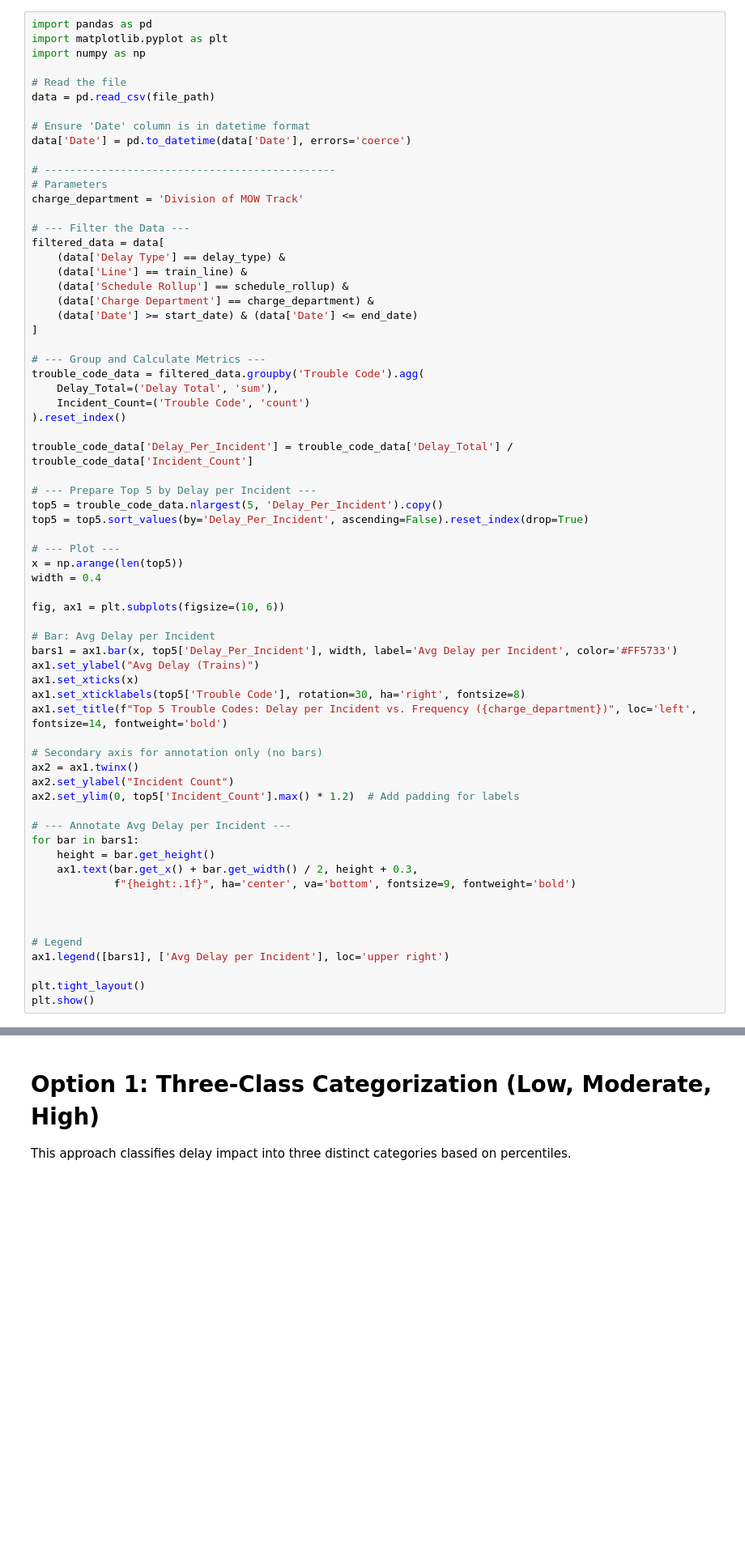
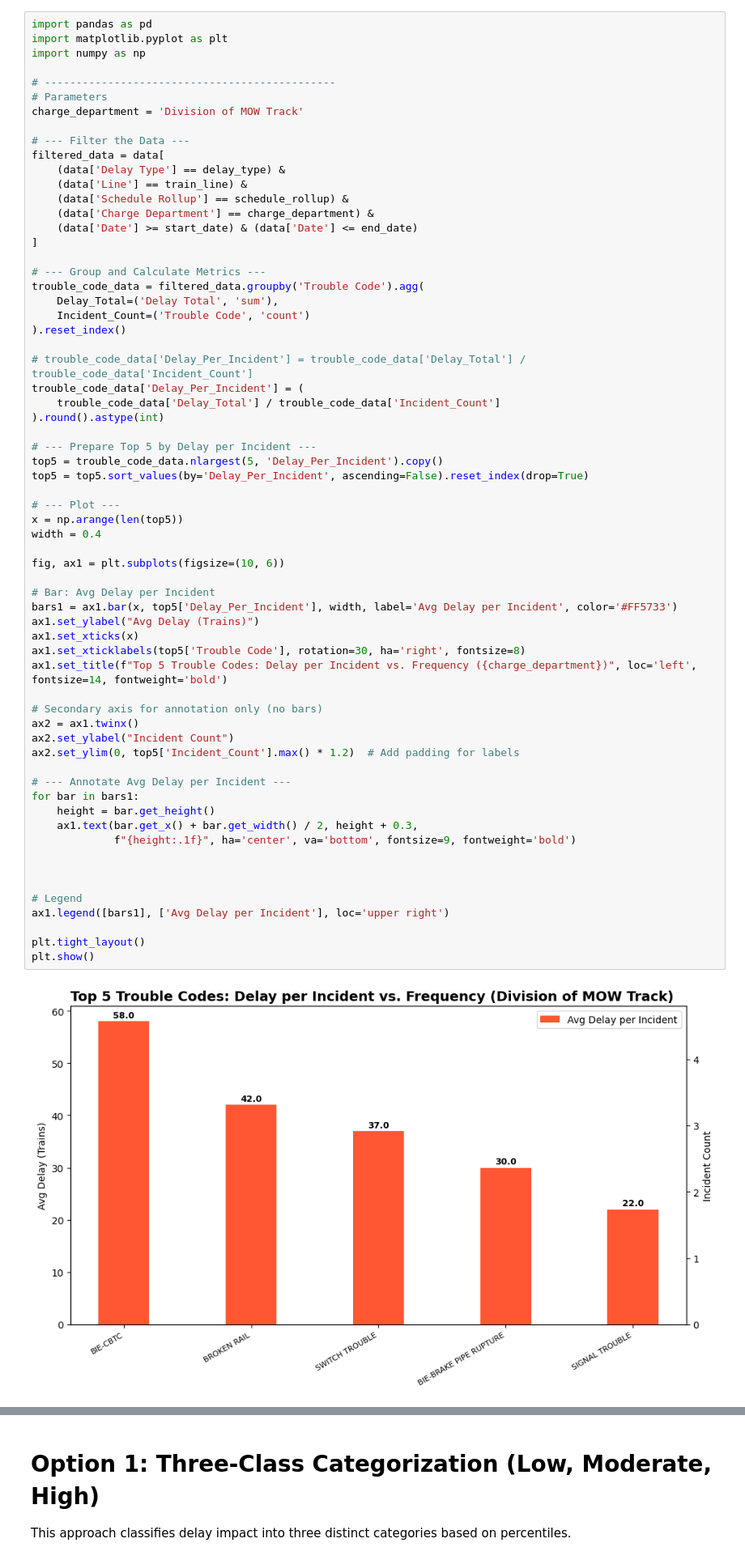
Before and after one commit to hawa1983/SD, a Jupyter notebook: 2024_L_Line_Review.ipynb, the cells around one changed output, grey strips where cells are left out. Shown at 81% size. Saved outputs shown, nothing was run; the diff lists cells and outputs as text; blank space fills up the shorter version.

```diff
--- a/2024_L_Line_Review.ipynb
+++ b/2024_L_Line_Review.ipynb
@@ -759,12 +759,6 @@ plt.show()
 import pandas as pd
 import matplotlib.pyplot as plt
 import numpy as np
-
-# Read the file
-data = pd.read_csv(file_path)
-
-# Ensure 'Date' column is in datetime format
-data['Date'] = pd.to_datetime(data['Date'], errors='coerce')
 
 # ----------------------------------------------
 # Parameters
@@ -785,7 +779,10 @@ trouble_code_data = filtered_data.groupby('Trouble Code').agg(
     Incident_Count=('Trouble Code', 'count')
 ).reset_index()
 
-trouble_code_data['Delay_Per_Incident'] = trouble_code_data['Delay_Total'] / trouble_code_data['Incident_Count']
+# trouble_code_data['Delay_Per_Incident'] = trouble_code_data['Delay_Total'] / trouble_code_data['Incident_Count']
+trouble_code_data['Delay_Per_Incident'] = (
+    trouble_code_data['Delay_Total'] / trouble_code_data['Incident_Count']
+).round().astype(int)
 
 # --- Prepare Top 5 by Delay per Incident ---
 top5 = trouble_code_data.nlargest(5, 'Delay_Per_Incident').copy()
@@ -795,30 +792,32 @@ top5 = top5.sort_values(by='Delay_Per_Incident', ascending=False).reset_index(dr
 x = np.arange(len(top5))
 width = 0.4
 
 fig, ax1 = plt.subplots(figsize=(10, 6))
 
 # Bar: Avg Delay per Incident
 bars1 = ax1.bar(x, top5['Delay_Per_Incident'], width, label='Avg Delay per Incident', color='#FF5733')
 ax1.set_ylabel("Avg Delay (Trains)")
 ax1.set_xticks(x)
 ax1.set_xticklabels(top5['Trouble Code'], rotation=30, ha='right', fontsize=8)
 ax1.set_title(f"Top 5 Trouble Codes: Delay per Incident vs. Frequency ({charge_department})", loc='left', fontsize=14, fontweight='bold')
 
 # Secondary axis for annotation only (no bars)
 ax2 = ax1.twinx()
 ax2.set_ylabel("Incident Count")
 ax2.set_ylim(0, top5['Incident_Count'].max() * 1.2)  # Add padding for labels
 
 # --- Annotate Avg Delay per Incident ---
 for bar in bars1:
     height = bar.get_height()
     ax1.text(bar.get_x() + bar.get_width() / 2, height + 0.3,
              f"{height:.1f}", ha='center', va='bottom', fontsize=9, fontweight='bold')
 
 
 
 # Legend
 ax1.legend([bars1], ['Avg Delay per Incident'], loc='upper right')
 
 plt.tight_layout()
 plt.show()
+# %% [output]
+[figure, added]
```
Also changed, not shown: parts of 5 cells of this notebook.
